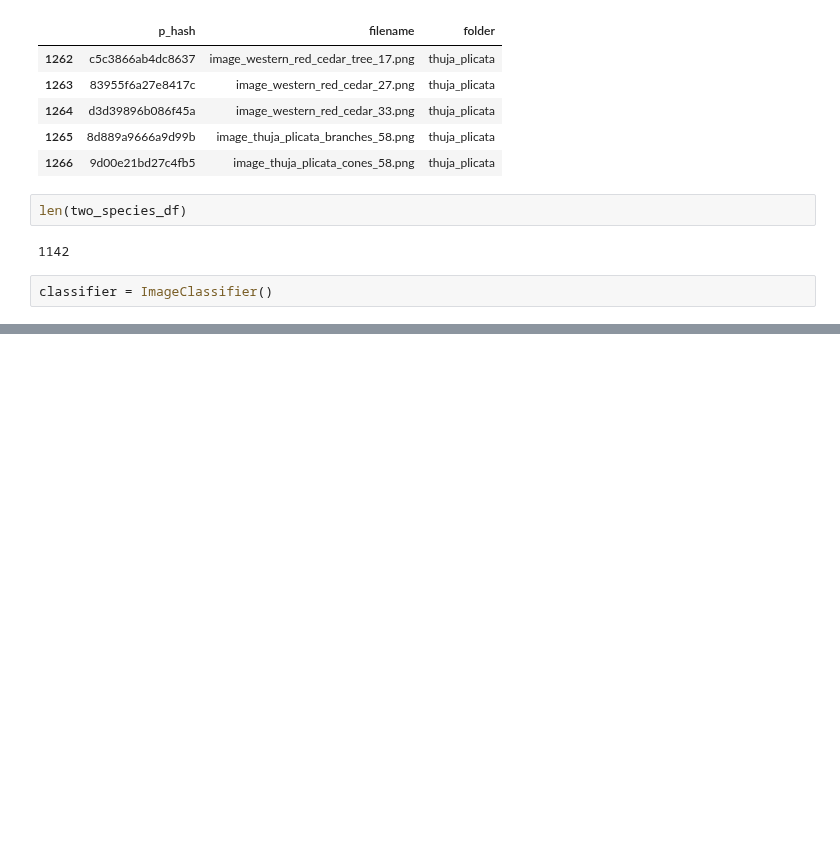
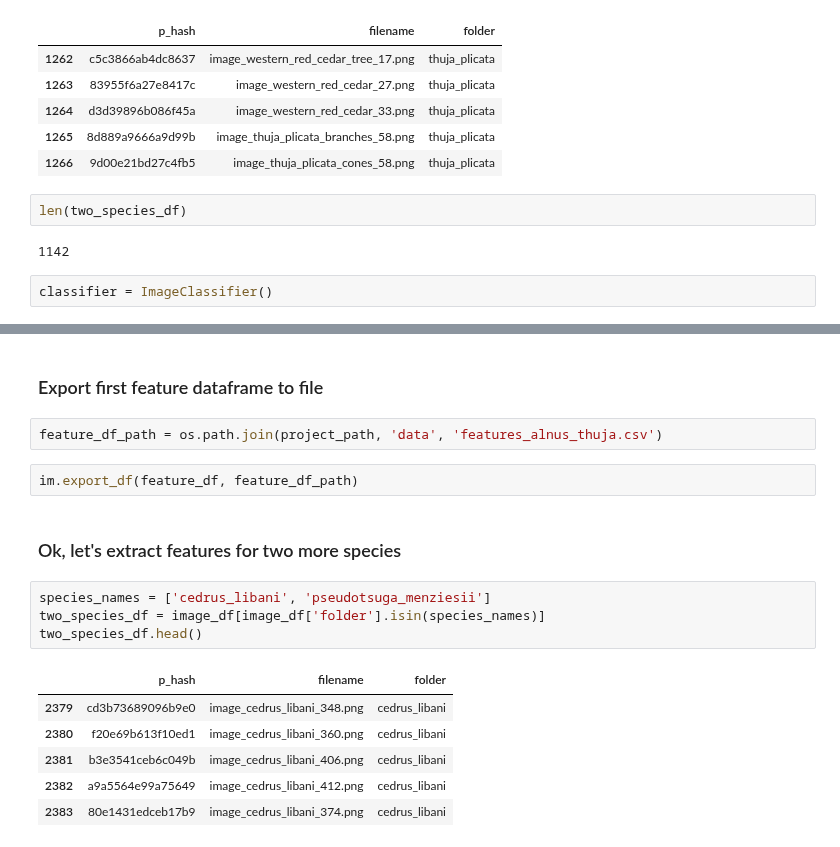
Before and after one commit to NathanielBlairStahn/tree-logic, a Jupyter notebook: notebooks/20180517_more_species/feature_extraction_20180518.ipynb, the cells around one changed output, grey strips where cells are left out. Cells and saved outputs as stored; diff of their text form; blank space fills up the shorter version.

```diff
--- a/notebooks/20180517_more_species/feature_extraction_20180518.ipynb
+++ b/notebooks/20180517_more_species/feature_extraction_20180518.ipynb
@@ -279,0 +319,19 @@ classifier = ImageClassifier()
+# %% [markdown]
+### Export first feature dataframe to file
+# %%
+feature_df_path = os.path.join(project_path, 'data', 'features_alnus_thuja.csv')
+# %%
+im.export_df(feature_df, feature_df_path)
+# %% [markdown]
+### Ok, let's extract features for two more species
+# %%
+species_names = ['cedrus_libani', 'pseudotsuga_menziesii']
+two_species_df = image_df[image_df['folder'].isin(species_names)]
+two_species_df.head()
+# %% [output]
+|  | p_hash | filename | folder |
+| 2379 | cd3b73689096b9e0 | image_cedrus_libani_348.png | cedrus_libani |
+| 2380 | f20e69b613f10ed1 | image_cedrus_libani_360.png | cedrus_libani |
+| 2381 | b3e3541ceb6c049b | image_cedrus_libani_406.png | cedrus_libani |
+| 2382 | a9a5564e99a75649 | image_cedrus_libani_412.png | cedrus_libani |
+| 2383 | 80e1431edceb17b9 | image_cedrus_libani_374.png | cedrus_libani |
```
Also changed, not shown: parts of 14 cells of this notebook, 1 other file.
